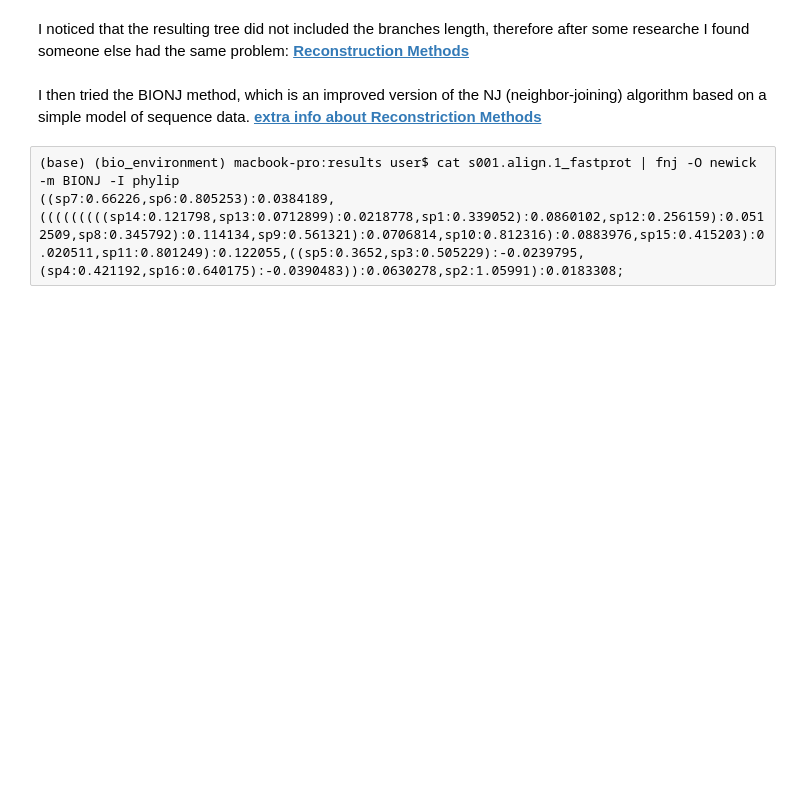
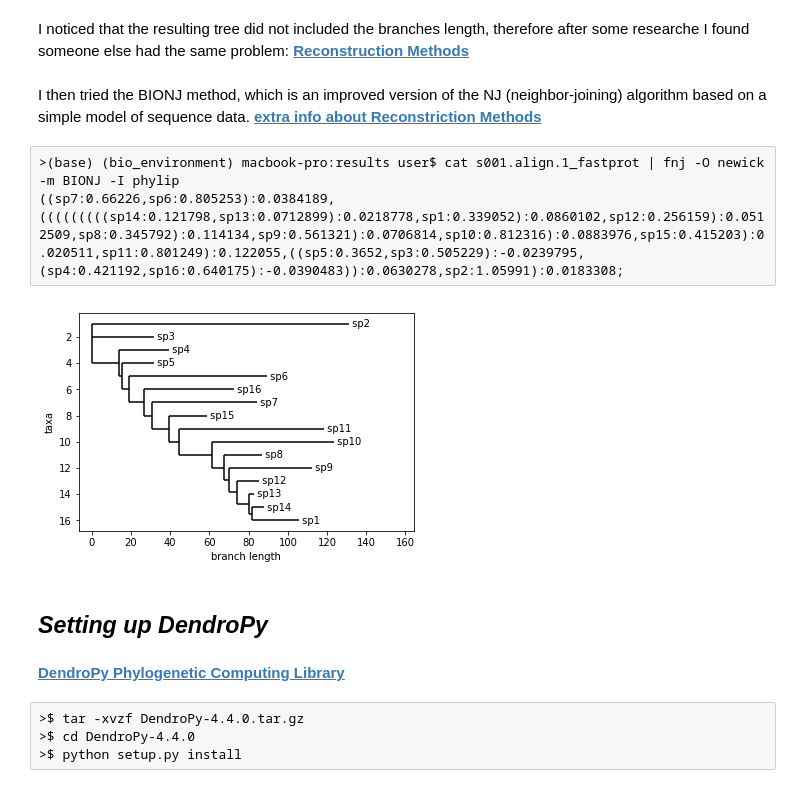
Before and after one commit to msarrias/protein-multial-noise-reduction, a Jupyter notebook: results/lab_notebook.ipynb, the cells around one changed output. Cells and saved outputs as stored; diff of their text form; code cells hidden in the pictures; blank space fills up the shorter version.

Commit message:
added tree comparison and bugs correction

```diff
--- a/results/lab_notebook.ipynb
+++ b/results/lab_notebook.ipynb
@@ -299,5 +309,25 @@ __[Reconstruction Methods](https://github.com/arvestad/FastPhylo/issues/1)__
 I then tried the BIONJ method, which is an improved version of the NJ (neighbor-joining) algorithm based on a simple model of sequence data.
 __[extra info about Reconstriction Methods](https://www.researchgate.net/publication/259700682_Phylogenetic_Reconstruction_Methods_An_Overview)__
 # %% [raw]
-(base) (bio_environment) macbook-pro:results user$ cat s001.align.1_fastprot | fnj -O newick -m BIONJ -I phylip
+>(base) (bio_environment) macbook-pro:results user$ cat s001.align.1_fastprot | fnj -O newick -m BIONJ -I phylip
 ((sp7:0.66226,sp6:0.805253):0.0384189,(((((((((sp14:0.121798,sp13:0.0712899):0.0218778,sp1:0.339052):0.0860102,sp12:0.256159):0.0512509,sp8:0.345792):0.114134,sp9:0.561321):0.0706814,sp10:0.812316):0.0883976,sp15:0.415203):0.020511,sp11:0.801249):0.122055,((sp5:0.3652,sp3:0.505229):-0.0239795,(sp4:0.421192,sp16:0.640175):-0.0390483)):0.0630278,sp2:1.05991):0.0183308;
+# %%
+def get_label(leaf):
+    return leaf.name
+# %%
+with open('asymmetric_2.0.tree', mode='r') as ref_tree:
+    tree = Phylo.read(ref_tree, 'newick')
+tree.ladderize()
+Phylo.draw(tree,label_func=get_label, do_show=False)
+pylab.axis("on")
+pylab.savefig("tree2.svg",format='svg', dpi=300)
+# %% [output]
+[figure, added]
+# %% [markdown]
+## *Setting up DendroPy*
+# %% [markdown]
+__[DendroPy Phylogenetic Computing Library](https://dendropy.org/downloading.html)__
+# %% [raw]
+>$ tar -xvzf DendroPy-4.4.0.tar.gz
+>$ cd DendroPy-4.4.0
+>$ python setup.py install
```
Also changed, not shown: parts of 46 cells of this notebook, 13 other files.
